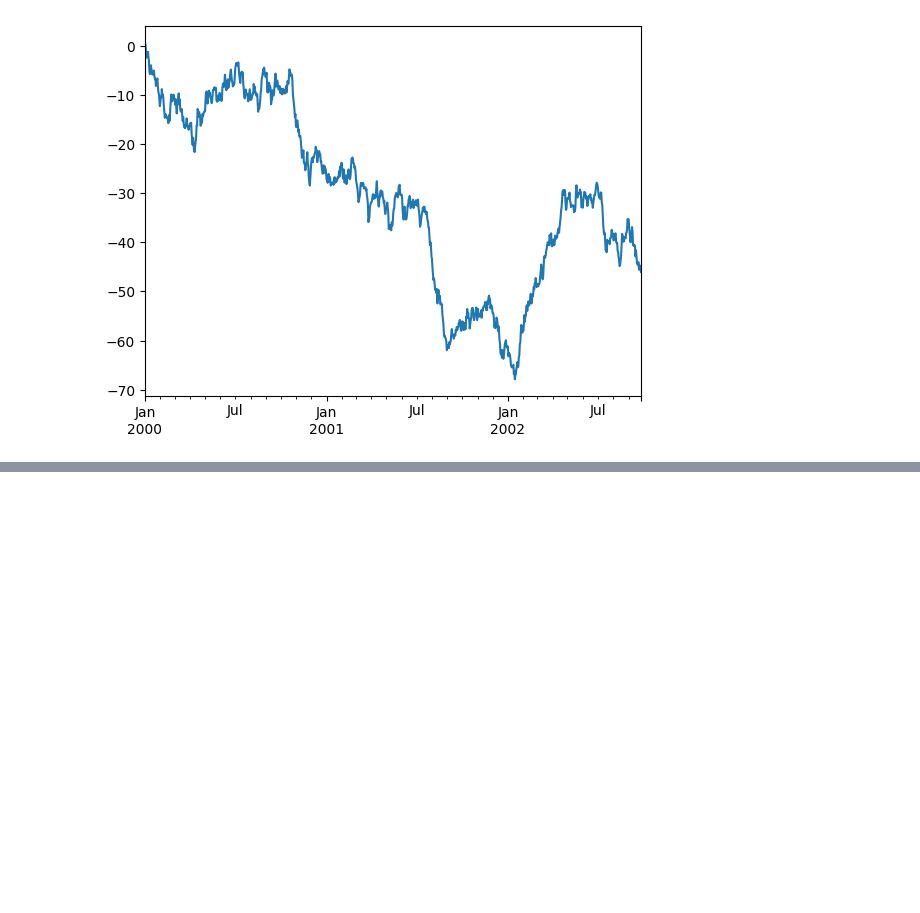
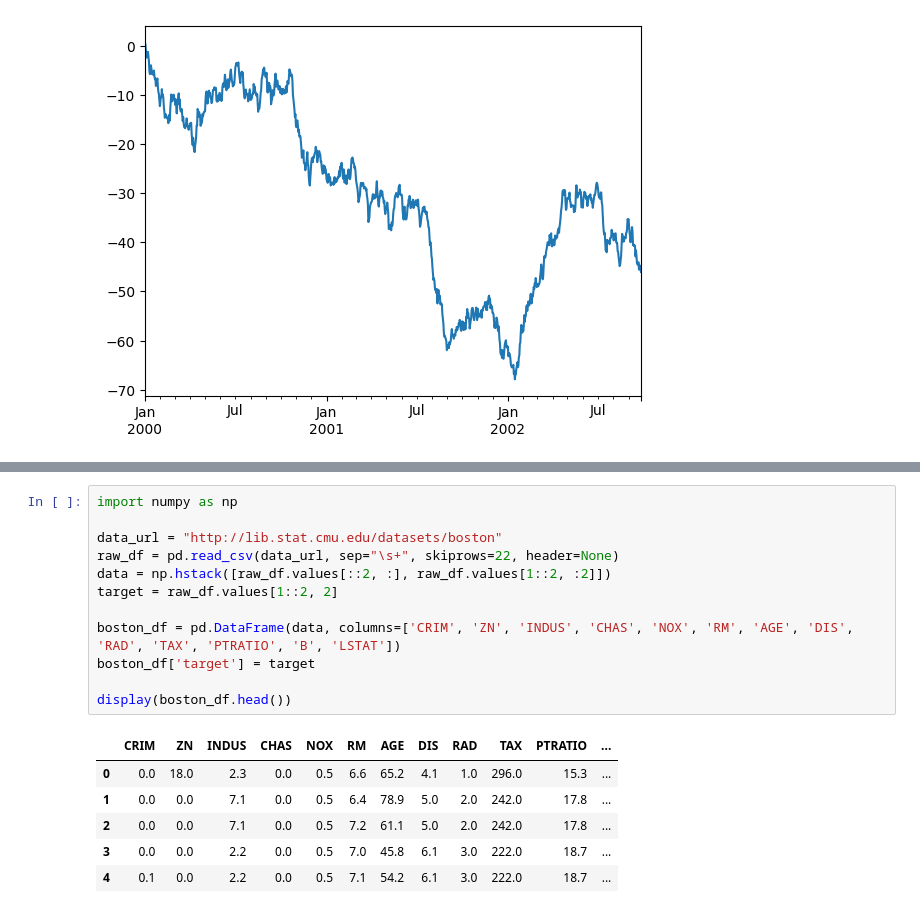
Before and after one commit to Thaer-F-Ali/regression_types_data_enginering, a Jupyter notebook: numerical_data_stats.ipynb, the cells around one changed output, grey strips where cells are left out. Cells and saved outputs as stored; diff of their text form; blank space fills up the shorter version.

```diff
--- a/numerical_data_stats.ipynb
+++ b/numerical_data_stats.ipynb
@@ -281,0 +146,19 @@ ModuleNotFoundError: No module named 'egeaML'
+# %%
+import numpy as np
+
+data_url = "http://lib.stat.cmu.edu/datasets/boston"
+raw_df = pd.read_csv(data_url, sep="\s+", skiprows=22, header=None)
+data = np.hstack([raw_df.values[::2, :], raw_df.values[1::2, :2]])
+target = raw_df.values[1::2, 2]
+
+boston_df = pd.DataFrame(data, columns=['CRIM', 'ZN', 'INDUS', 'CHAS', 'NOX', 'RM', 'AGE', 'DIS', 'RAD', 'TAX', 'PTRATIO', 'B', 'LSTAT'])
+boston_df['target'] = target
+
+display(boston_df.head())
+# %% [output]
+|  | CRIM | ZN | INDUS | CHAS | NOX | RM | AGE | DIS | RAD | TAX | PTRATIO | ... |
+| 0 | 0.0 | 18.0 | 2.3 | 0.0 | 0.5 | 6.6 | 65.2 | 4.1 | 1.0 | 296.0 | 15.3 | ... |
+| 1 | 0.0 | 0.0 | 7.1 | 0.0 | 0.5 | 6.4 | 78.9 | 5.0 | 2.0 | 242.0 | 17.8 | ... |
+| 2 | 0.0 | 0.0 | 7.1 | 0.0 | 0.5 | 7.2 | 61.1 | 5.0 | 2.0 | 242.0 | 17.8 | ... |
+| 3 | 0.0 | 0.0 | 2.2 | 0.0 | 0.5 | 7.0 | 45.8 | 6.1 | 3.0 | 222.0 | 18.7 | ... |
+| 4 | 0.1 | 0.0 | 2.2 | 0.0 | 0.5 | 7.1 | 54.2 | 6.1 | 3.0 | 222.0 | 18.7 | ... |
```
Also changed, not shown: parts of 29 cells of this notebook.
